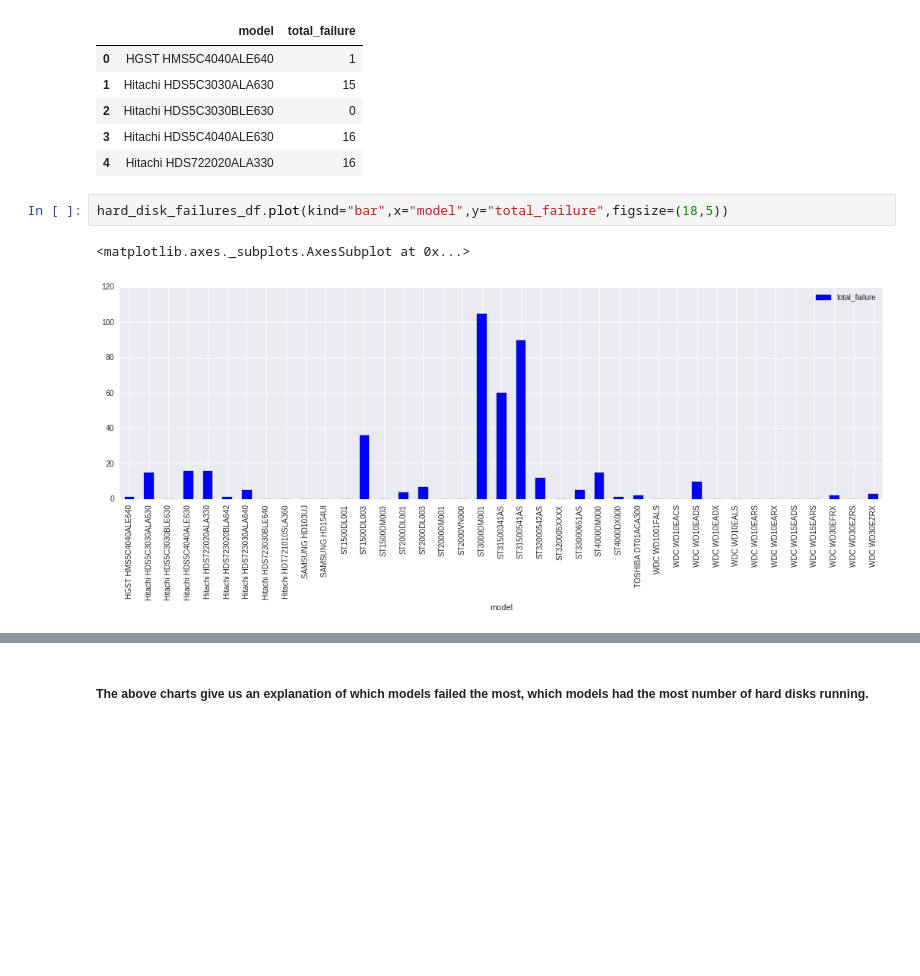
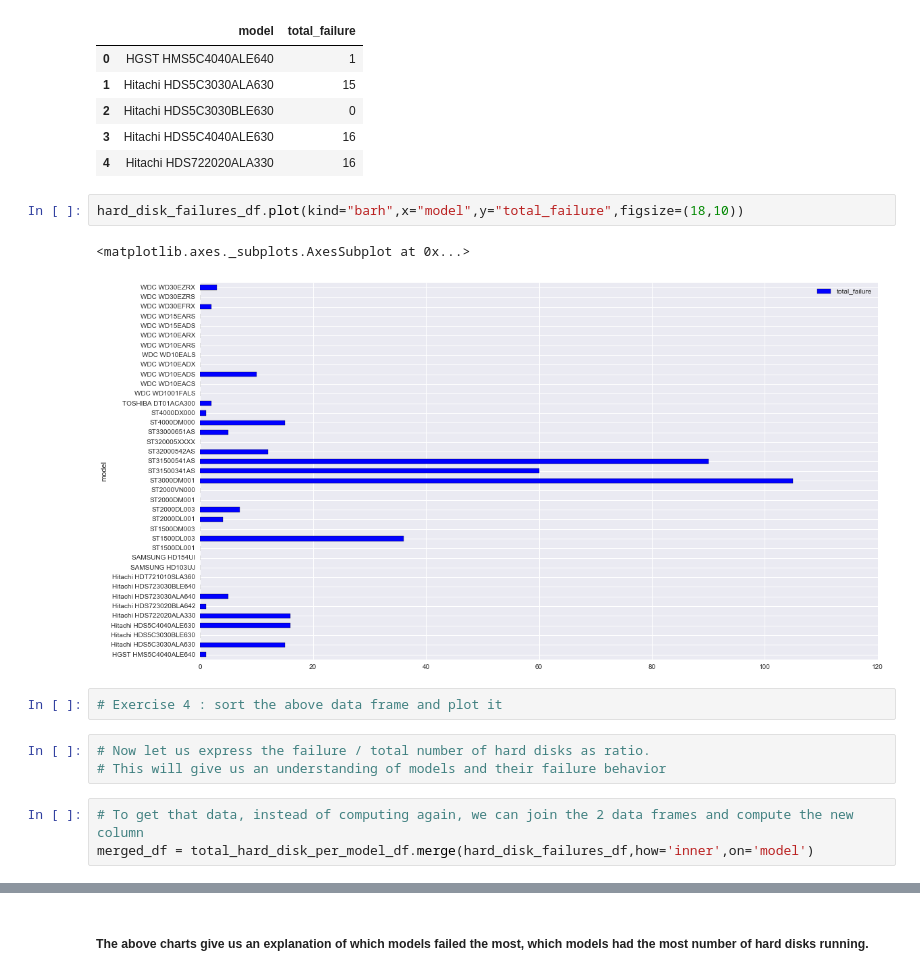
Before and after one commit to ababook/intro-python-data-science, a Jupyter notebook: hard-disk/Explore.ipynb, the cells around one changed output, grey strips where cells are left out. Cells and saved outputs as stored; diff of their text form; blank space fills up the shorter version.

```diff
--- a/hard-disk/Explore.ipynb
+++ b/hard-disk/Explore.ipynb
@@ -101,7 +110,15 @@ hard_disk_failures_df.head()
 | 3 | Hitachi HDS5C4040ALE630 | 16 |
 | 4 | Hitachi HDS722020ALA330 | 16 |
 # %%
-hard_disk_failures_df.plot(kind="bar",x="model",y="total_failure",figsize=(18,5))
+hard_disk_failures_df.plot(kind="barh",x="model",y="total_failure",figsize=(18,10))
 # %% [output]
 <matplotlib.axes._subplots.AxesSubplot at 0x...>
-[figure, old version]
+[figure, new version]
+# %%
+# Exercise 4 : sort the above data frame and plot it
+# %%
+# Now let us express the failure / total number of hard disks as ratio.
+# This will give us an understanding of models and their failure behavior
+# %%
+# To get that data, instead of computing again, we can join the 2 data frames and compute the new column
+merged_df = total_hard_disk_per_model_df.merge(hard_disk_failures_df,how='inner',on='model')
```
Also changed, not shown: parts of 12 cells of this notebook.
